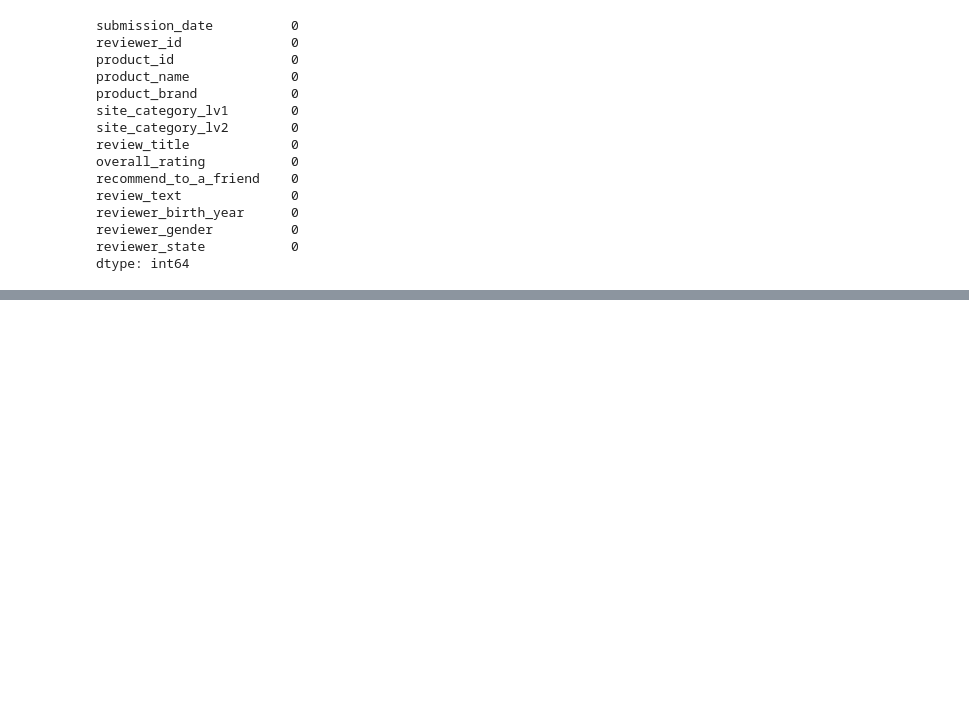
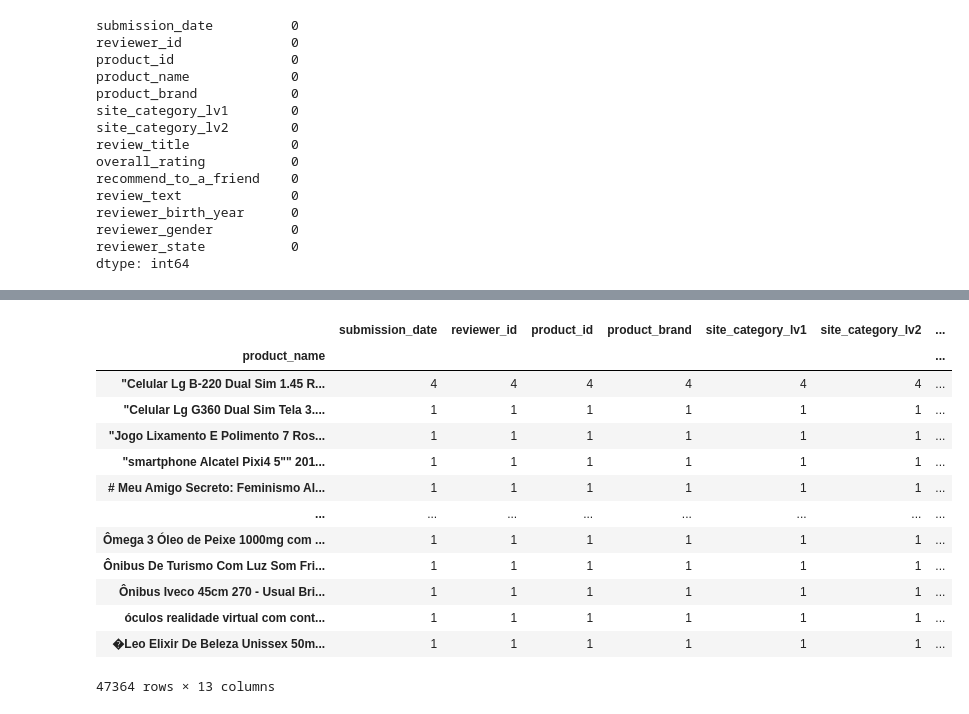
Before and after one commit to RobAb2023/americanasCoolab, a Jupyter notebook: americanas.ipynb, the cells around one changed output, grey strips where cells are left out. Drawn from its saved outputs; the diff is of its cells as text; code cells hidden in the pictures; blank space fills up the shorter version.

```diff
--- a/americanas.ipynb
+++ b/americanas.ipynb
@@ -270,0 +287,17 @@ dtype: int64
+# %%
+display(df_americanas.groupby('product_name').count())
+# %% [output]
+|  | submission_date | reviewer_id | product_id | product_brand | site_category_lv1 | site_category_lv2 | ... |
+| product_name |  |  |  |  |  |  | ... |
+| "Celular Lg B-220 Dual Sim 1.45 R... | 4 | 4 | 4 | 4 | 4 | 4 | ... |
+| "Celular Lg G360 Dual Sim Tela 3.... | 1 | 1 | 1 | 1 | 1 | 1 | ... |
+| "Jogo Lixamento E Polimento 7 Ros... | 1 | 1 | 1 | 1 | 1 | 1 | ... |
+| "smartphone Alcatel Pixi4 5"" 201... | 1 | 1 | 1 | 1 | 1 | 1 | ... |
+| # Meu Amigo Secreto: Feminismo Al... | 1 | 1 | 1 | 1 | 1 | 1 | ... |
+| ... | ... | ... | ... | ... | ... | ... | ... |
+| Ômega 3 Óleo de Peixe 1000mg com ... | 1 | 1 | 1 | 1 | 1 | 1 | ... |
+| Ônibus De Turismo Com Luz Som Fri... | 1 | 1 | 1 | 1 | 1 | 1 | ... |
+| Ônibus Iveco 45cm 270 - Usual Bri... | 1 | 1 | 1 | 1 | 1 | 1 | ... |
+| óculos realidade virtual com cont... | 1 | 1 | 1 | 1 | 1 | 1 | ... |
+| �Leo Elixir De Beleza Unissex 50m... | 1 | 1 | 1 | 1 | 1 | 1 | ... |
+47364 rows × 13 columns
```
Also changed, not shown: parts of 1 cell of this notebook.
